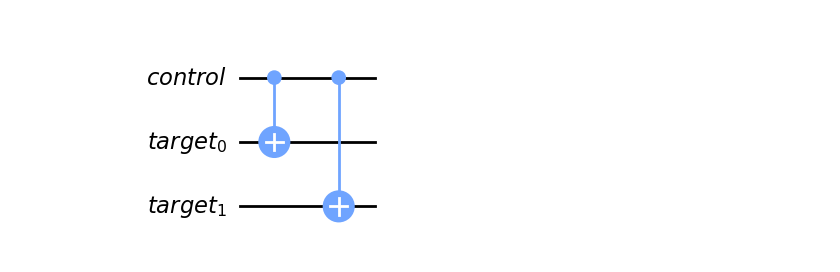
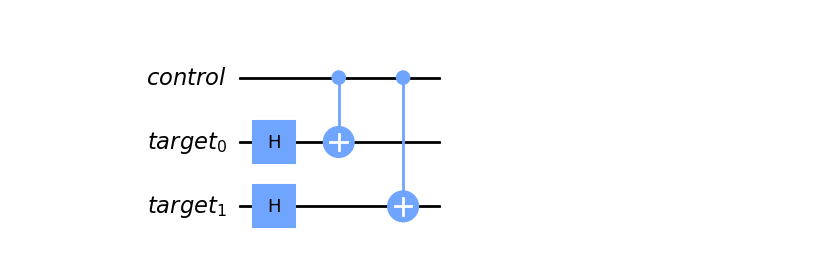
Before and after one commit to Erickype/QuantumLearning, a Jupyter notebook: QiskitFallFest/Ejercicios/ejercicio3.ipynb, the cells around one changed output. Cells and saved outputs as stored; diff of their text form; code cells hidden in the pictures.

```diff
--- a/QiskitFallFest/Ejercicios/ejercicio3.ipynb
+++ b/QiskitFallFest/Ejercicios/ejercicio3.ipynb
@@ -36,13 +40,15 @@ cu2.draw('mpl')
 # %%
 c = QuantumRegister(1, 'control')
 t = QuantumRegister(2, 'target')
 cu4 = QuantumCircuit(c, t)
 
 # ESCRIBE TU CÓDIGO ENTRE ESTAS LÍNEAS- INICIO
+cu4.h(t[0])
+cu4.h(t[1])
 cu4.cx(c, t)
 
 # ESCRIBE TU CÓDIGO ENTRE ESTAS LÍNEAS - FIN
 
 cu4.draw('mpl')
 # %% [output]
-[figure, old version]
+[figure, new version]
```
Also changed, not shown: parts of 9 cells of this notebook.
